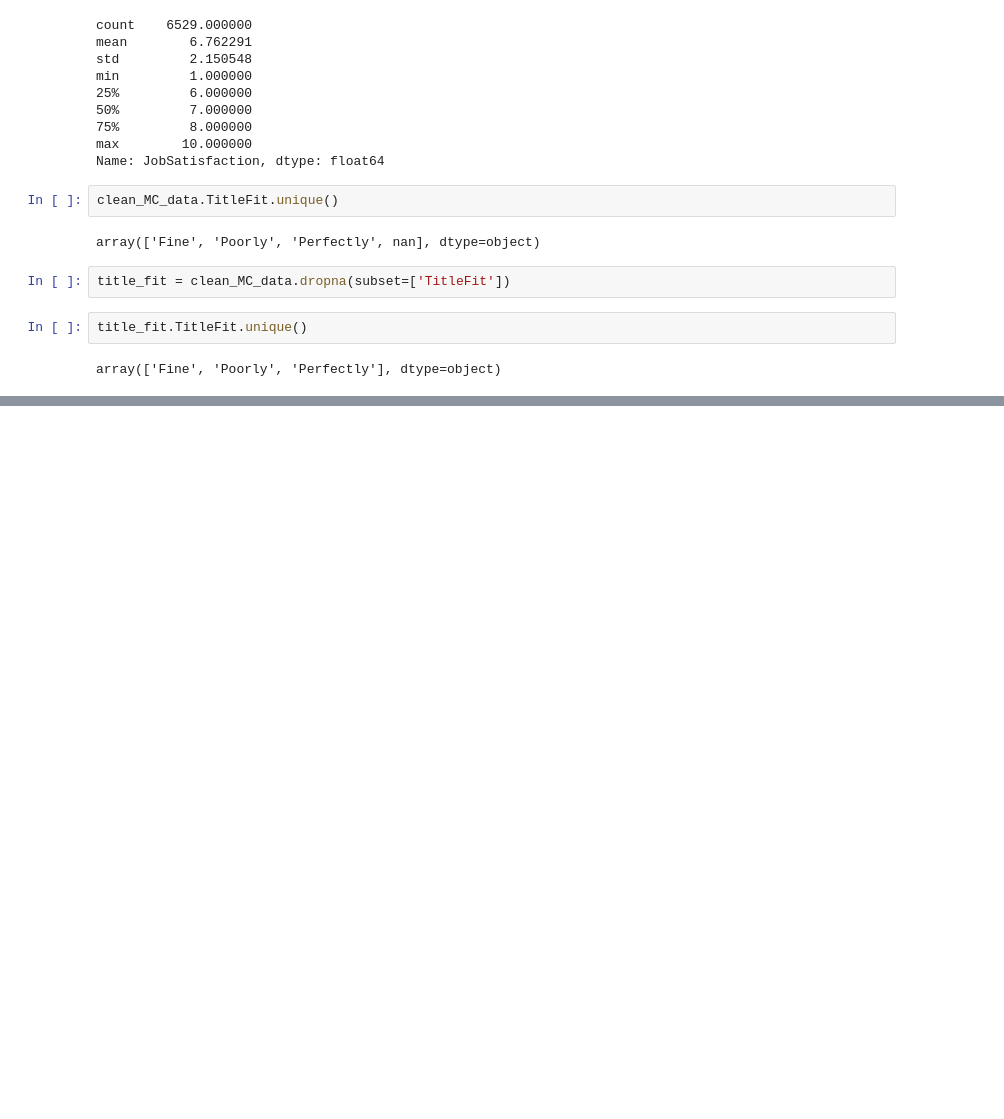
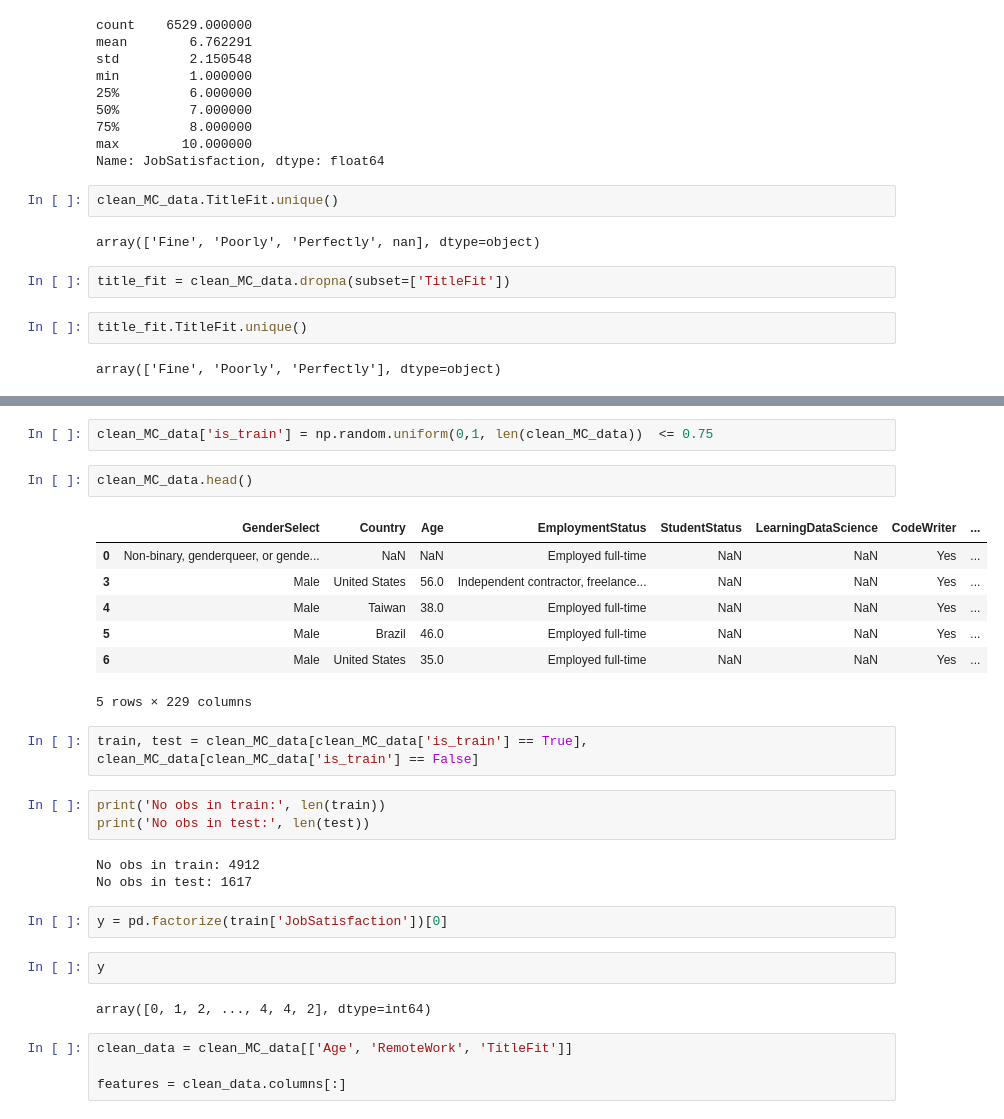
Before and after one commit to Jorrd/ds-fundamentals-a2, a Jupyter notebook: Untitled.ipynb, the cells around one changed output, grey strips where cells are left out. Drawn from its saved outputs; the diff is of its cells as text; blank space fills up the shorter version.

```diff
--- a/Untitled.ipynb
+++ b/Untitled.ipynb
@@ -74,0 +100,30 @@ plt.show()
+# %%
+clean_MC_data['is_train'] = np.random.uniform(0,1, len(clean_MC_data))  <= 0.75
+# %%
+clean_MC_data.head()
+# %% [output]
+|  | GenderSelect | Country | Age | EmploymentStatus | StudentStatus | LearningDataScience | CodeWriter | ... |
+| 0 | Non-binary, genderqueer, or gende... | NaN | NaN | Employed full-time | NaN | NaN | Yes | ... |
+| 3 | Male | United States | 56.0 | Independent contractor, freelance... | NaN | NaN | Yes | ... |
+| 4 | Male | Taiwan | 38.0 | Employed full-time | NaN | NaN | Yes | ... |
+| 5 | Male | Brazil | 46.0 | Employed full-time | NaN | NaN | Yes | ... |
+| 6 | Male | United States | 35.0 | Employed full-time | NaN | NaN | Yes | ... |
+5 rows × 229 columns
+# %%
+train, test = clean_MC_data[clean_MC_data['is_train'] == True], clean_MC_data[clean_MC_data['is_train'] == False]
+# %%
+print('No obs in train:', len(train))
+print('No obs in test:', len(test))
+# %% [output]
+No obs in train: 4912
+No obs in test: 1617
+# %%
+y = pd.factorize(train['JobSatisfaction'])[0]
+# %%
+y
+# %% [output]
+array([0, 1, 2, ..., 4, 4, 2], dtype=int64)
+# %%
+clean_data = clean_MC_data[['Age', 'RemoteWork', 'TitleFit']]
+
+features = clean_data.columns[:]
```
Also changed, not shown: parts of 7 cells of this notebook.
